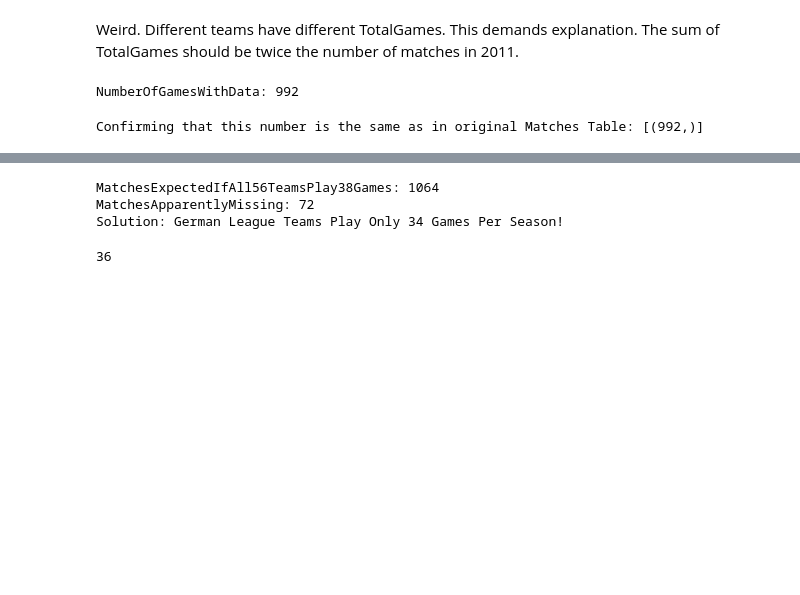
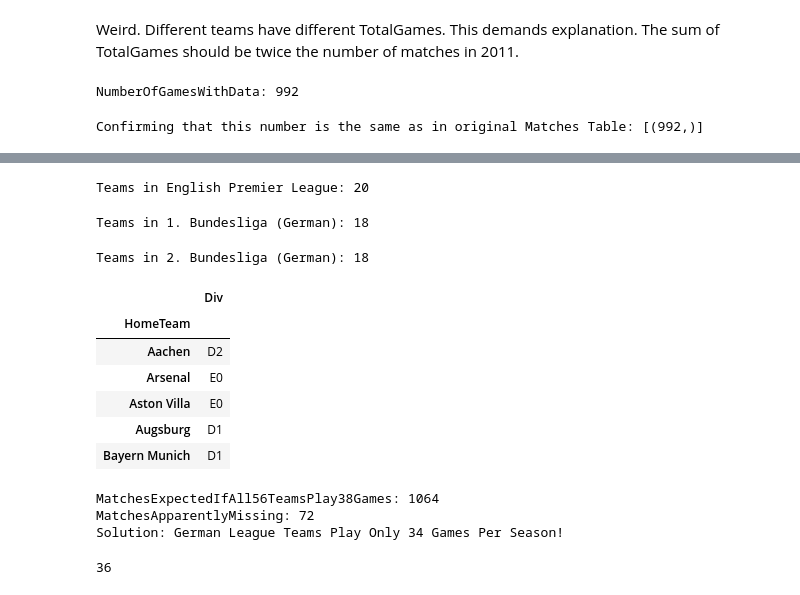
Before and after one commit to seancarverphd/soccer-project-2, a Jupyter notebook: SoccerNotebook.ipynb, the cells around one changed output, grey strips where cells are left out. Cells and saved outputs as stored; diff of their text form; code cells hidden in the pictures; blank space fills up the shorter version.

```diff
--- a/SoccerNotebook.ipynb
+++ b/SoccerNotebook.ipynb
@@ -393,3 +395,32 @@ The calculation above confirms that my WinLoss DataFrame contains all of the mat
+# %%
+c.execute("SELECT COUNT(DISTINCT(HomeTeam)) FROM Matches WHERE Div='E0' AND Season=2011")
+print('Teams in English Premier League: ' + str(c.fetchall()[0][0]))
+# %% [output]
+Teams in English Premier League: 20
+# %%
+c.execute("SELECT COUNT(DISTINCT(HomeTeam)) FROM Matches WHERE Div='D1' AND Season=2011")
+print('Teams in 1. Bundesliga (German): ' + str(c.fetchall()[0][0]))
+# %% [output]
+Teams in 1. Bundesliga (German): 18
+# %%
+c.execute("SELECT COUNT(DISTINCT(HomeTeam)) FROM Matches WHERE Div='D2' AND Season=2011")
+print('Teams in 2. Bundesliga (German): ' + str(c.fetchall()[0][0]))
+# %% [output]
+Teams in 2. Bundesliga (German): 18
+# %%
+c.execute("SELECT HomeTeam, GROUP_CONCAT(DISTINCT(Div)) AS Div FROM Matches WHERE Season=2011 GROUP BY HomeTeam")
+TeamDivisions = pd.DataFrame(c.fetchall())
+TeamDivisions.columns = [x[0] for x in c.description]
+TeamDivisions.set_index("HomeTeam", inplace=True)
+TeamDivisions.head()
+# %% [output]
+|  | Div |
+| HomeTeam |  |
+| Aachen | D2 |
+| Arsenal | E0 |
+| Aston Villa | E0 |
+| Augsburg | D1 |
+| Bayern Munich | D1 |
 # %%
 MatchesExpectedFor56TeamsEach38Games = int(56*38/2)
 print("MatchesExpectedIfAll56TeamsPlay38Games: " + str(MatchesExpectedFor56Teams))
```
Also changed, not shown: parts of 8 cells of this notebook.
